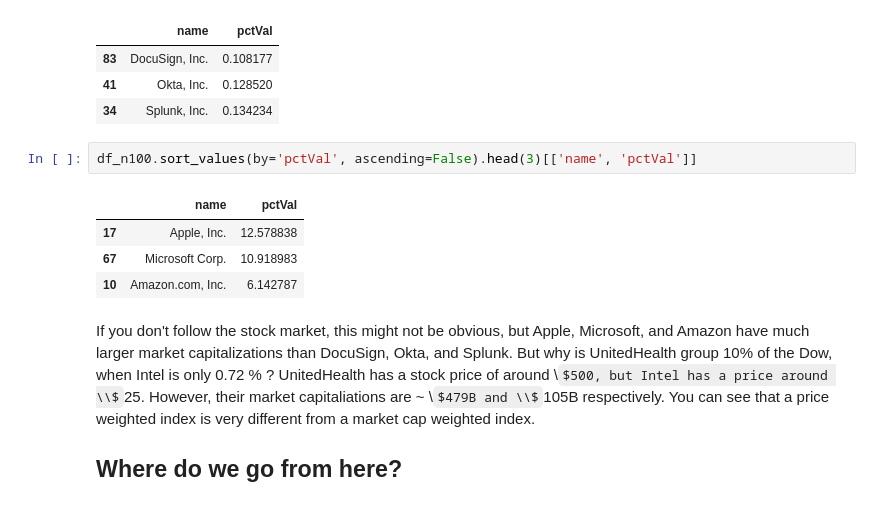
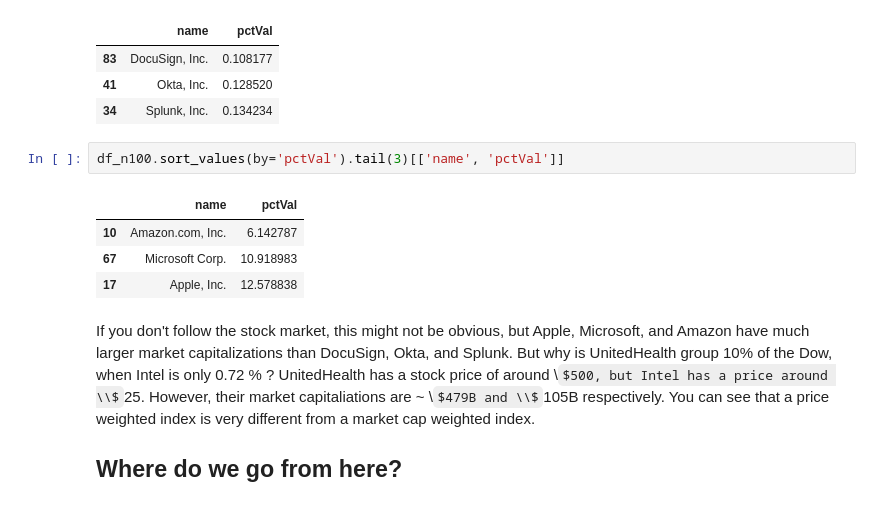
Before and after one commit to wrighter/python_blogposts, a Jupyter notebook: data/stock_index_1.ipynb, the cells around one changed output. Drawn from its saved outputs; the diff is of its cells as text; some formulas as TeX source.

```diff
--- a/data/stock_index_1.ipynb
+++ b/data/stock_index_1.ipynb
@@ -231,12 +231,12 @@ df_n100.sort_values(by='pctVal').head(3)[['name', 'pctVal']]
 | 41 | Okta, Inc. | 0.128520 |
 | 34 | Splunk, Inc. | 0.134234 |
 # %%
-df_n100.sort_values(by='pctVal', ascending=False).head(3)[['name', 'pctVal']]
+df_n100.sort_values(by='pctVal').tail(3)[['name', 'pctVal']]
 # %% [output]
 |  | name | pctVal |
+| 10 | Amazon.com, Inc. | 6.142787 |
+| 67 | Microsoft Corp. | 10.918983 |
 | 17 | Apple, Inc. | 12.578838 |
-| 67 | Microsoft Corp. | 10.918983 |
-| 10 | Amazon.com, Inc. | 6.142787 |
 # %% [markdown]
 If you don't follow the stock market, this might not be obvious, but Apple, Microsoft, and Amazon have much larger market capitalizations than DocuSign, Okta, and Splunk. But why is UnitedHealth group 10% of the Dow, when Intel is only 0.72 % ? UnitedHealth has a stock price of around \\$500, but Intel has a price around \\$25. However, their market capitaliations are ~ \\$479B and \\$105B respectively. You can see that a price weighted index is very different from a market cap weighted index.
 
```
Also changed, not shown: parts of 2 cells of this notebook.
